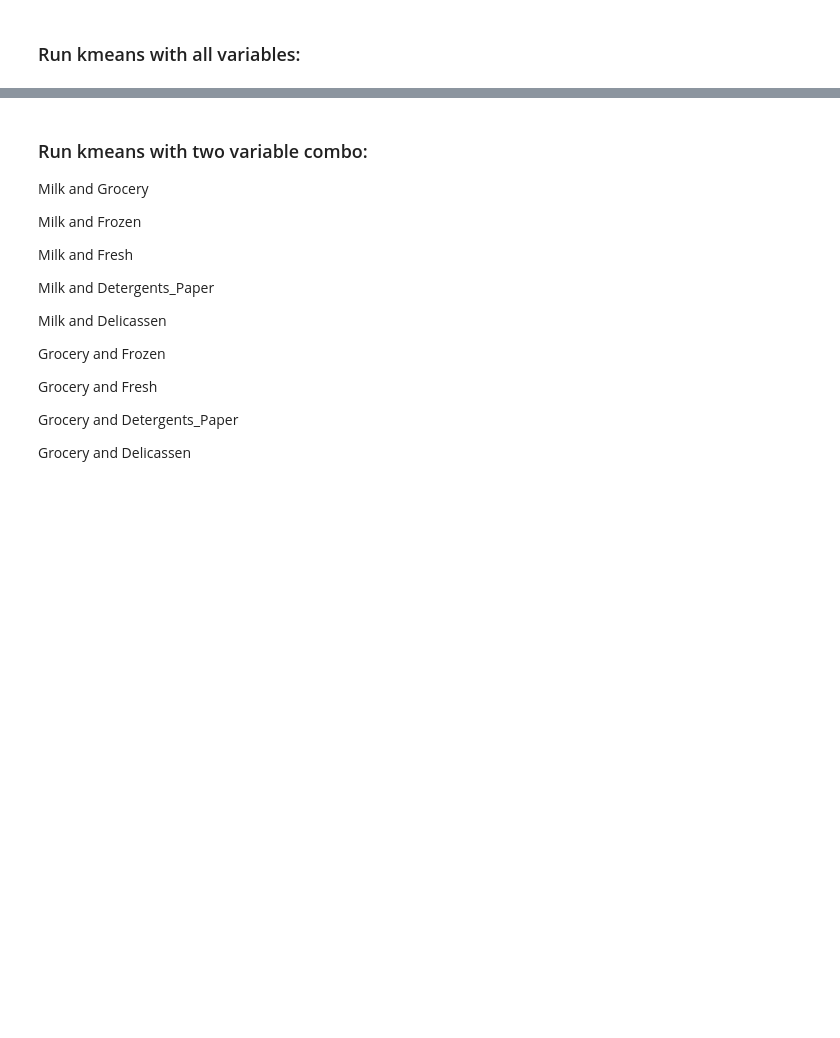
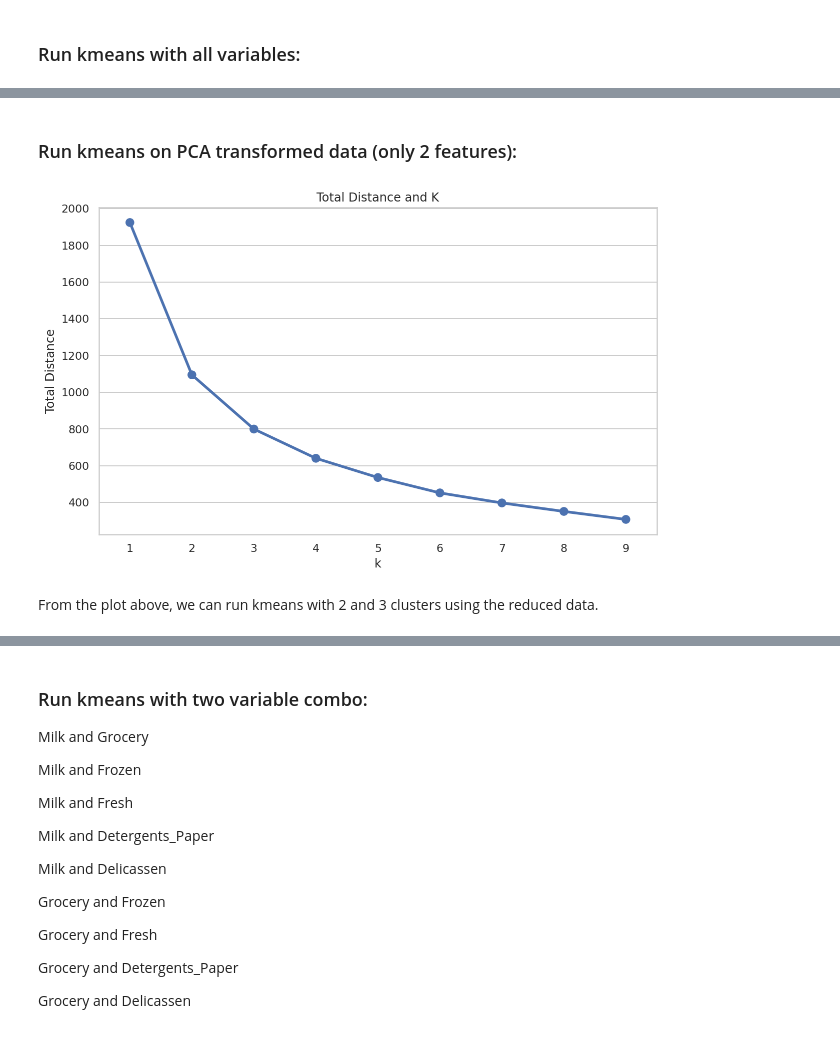
Before and after one commit to ahmadsadeed/COGS109_Project, a Jupyter notebook: project.ipynb, the cells around one changed output, grey strips where cells are left out. Saved outputs shown, nothing was run; the diff lists cells and outputs as text; code cells hidden in the pictures; blank space fills up the shorter version.

```diff
--- a/project.ipynb
+++ b/project.ipynb
@@ -265 +308,34 @@ plt.show()
+# %%
+# run PCA to get 2 features
+
+pca = PCA(n_components=2)
+while True:
+    try:
+        data_2f = pca.fit_transform(data_normal)
+        break
+    except:
+        continue
+# %% [markdown]
+### Run kmeans on PCA transformed data (only 2 features):
+# %%
+# try different k values to find the elbow
+dist = {}
+
+for k in range(1,10):
+    kmeans = KMeans(n_clusters = k, init='k-means++', random_state=1)
+    # using data_2f (reduced data)
+    cluster_labels = kmeans.fit_predict(data_2f)
+    dist[k] = kmeans.inertia_
+
+plt.figure(figsize=(10,6))
+plt.xlabel('k')
+plt.ylabel('Total Distance')
+plt.title('Total Distance and K')
+sns.pointplot(x = list(dist.keys()), y = list(dist.values()))
+
+plt.show()
+# %% [output]
+[figure, added]
+# %% [markdown]
+From the plot above, we can run kmeans with 2 and 3 clusters using the reduced data.
 # %%
```
Also changed, not shown: parts of 28 cells of this notebook.
